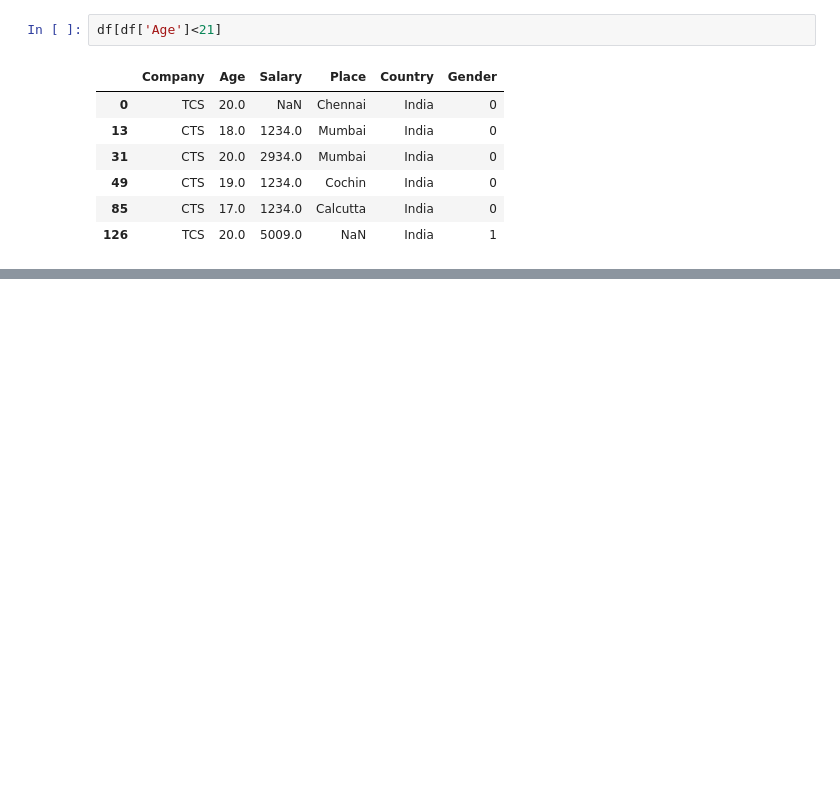
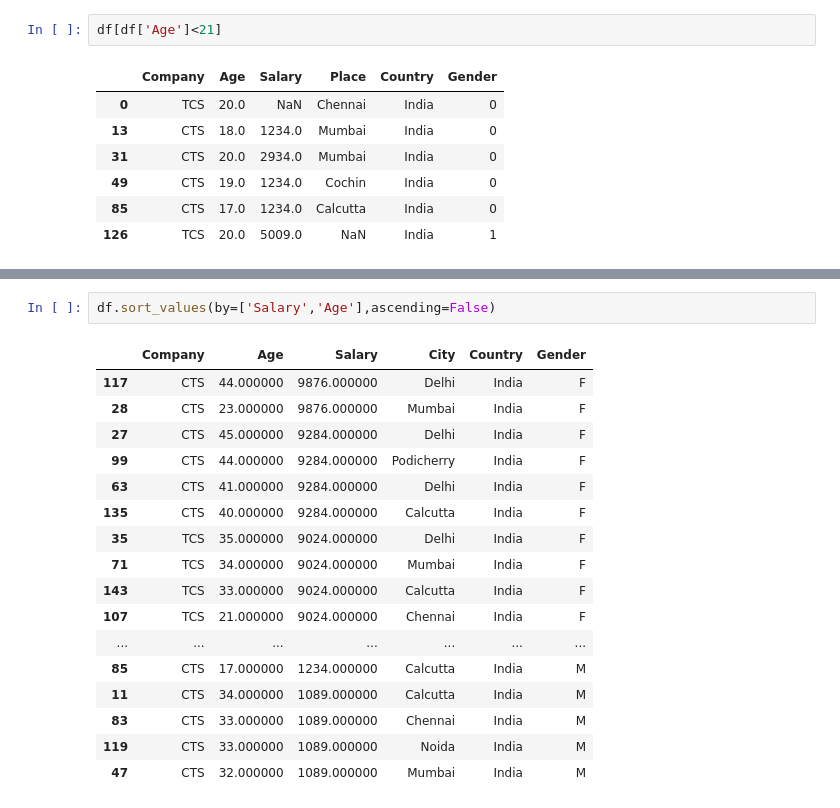
Before and after one commit to RaghulRameshTrainer/EricssonMay2022, a Jupyter notebook: Pandas.ipynb, the cells around one changed output, grey strips where cells are left out. Saved outputs shown, nothing was run; the diff lists cells and outputs as text; blank space fills up the shorter version.

```diff
--- a/Pandas.ipynb
+++ b/Pandas.ipynb
@@ -284,0 +447,20 @@ df[df['Age']<21]
+# %%
+df.sort_values(by=['Salary','Age'],ascending=False)
+# %% [output]
+|  | Company | Age | Salary | City | Country | Gender |
+| 117 | CTS | 44.000000 | 9876.000000 | Delhi | India | F |
+| 28 | CTS | 23.000000 | 9876.000000 | Mumbai | India | F |
+| 27 | CTS | 45.000000 | 9284.000000 | Delhi | India | F |
+| 99 | CTS | 44.000000 | 9284.000000 | Podicherry | India | F |
+| 63 | CTS | 41.000000 | 9284.000000 | Delhi | India | F |
+| 135 | CTS | 40.000000 | 9284.000000 | Calcutta | India | F |
+| 35 | TCS | 35.000000 | 9024.000000 | Delhi | India | F |
+| 71 | TCS | 34.000000 | 9024.000000 | Mumbai | India | F |
+| 143 | TCS | 33.000000 | 9024.000000 | Calcutta | India | F |
+| 107 | TCS | 21.000000 | 9024.000000 | Chennai | India | F |
+| ... | ... | ... | ... | ... | ... | ... |
+| 85 | CTS | 17.000000 | 1234.000000 | Calcutta | India | M |
+| 11 | CTS | 34.000000 | 1089.000000 | Calcutta | India | M |
+| 83 | CTS | 33.000000 | 1089.000000 | Chennai | India | M |
+| 119 | CTS | 33.000000 | 1089.000000 | Noida | India | M |
+| 47 | CTS | 32.000000 | 1089.000000 | Mumbai | India | M |
```
Also changed, not shown: parts of 29 cells of this notebook.
